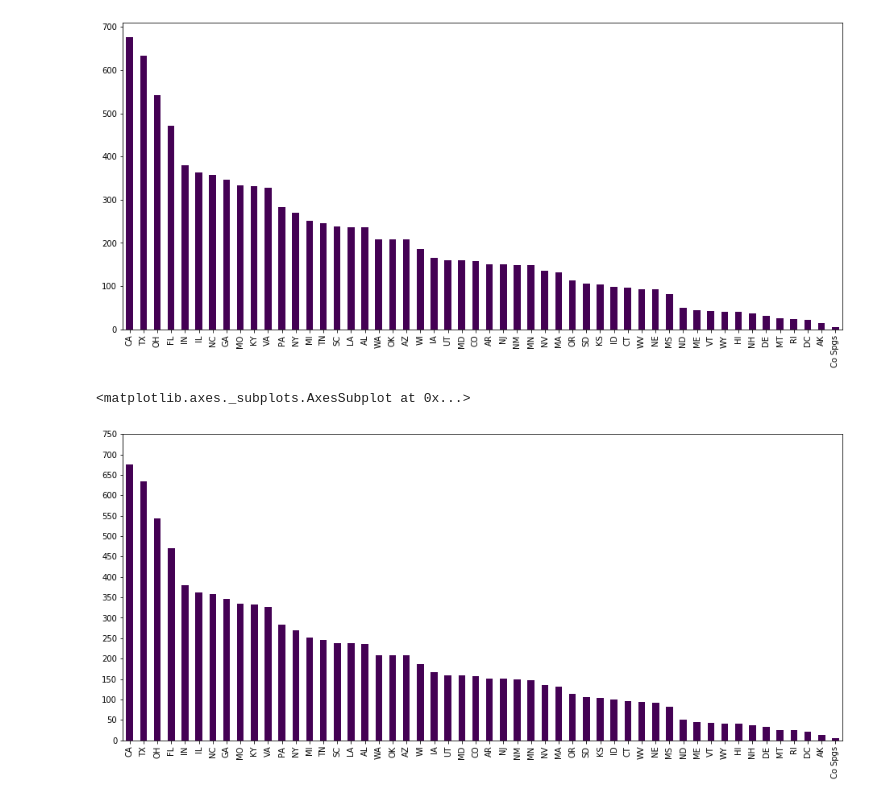
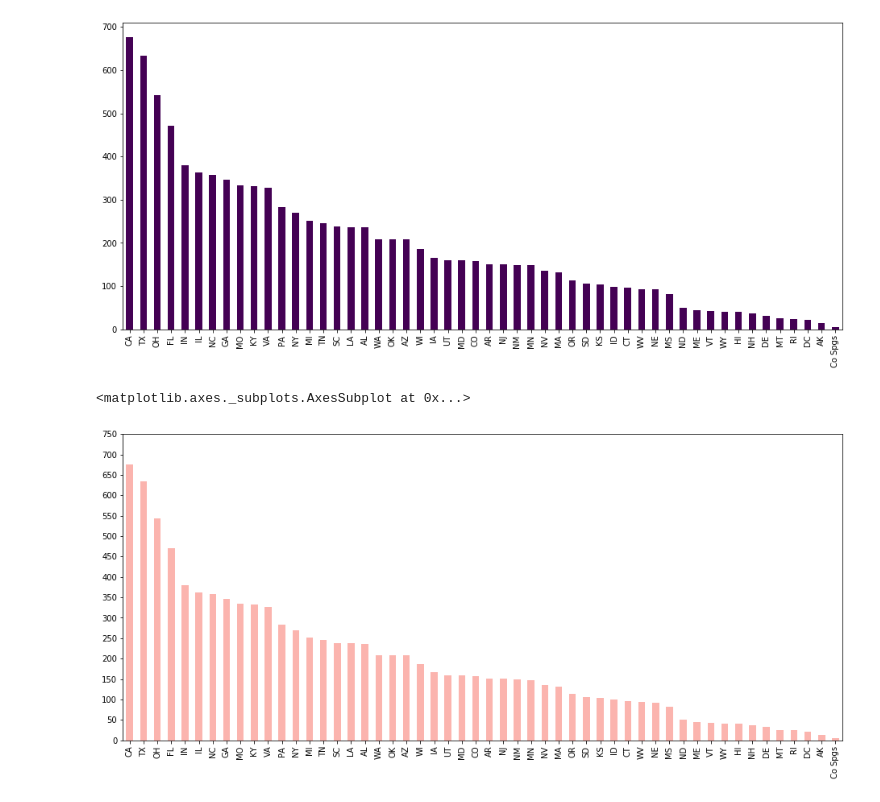
Before and after one commit to emailsri23/DS_Project_Repository, a Jupyter notebook: eda_proj1.ipynb, the cells around one changed output. Cells and saved outputs as stored; diff of their text form; code cells hidden in the pictures.

```diff
--- a/eda_proj1.ipynb
+++ b/eda_proj1.ipynb
@@ -108,7 +108,7 @@ df2['province'].value_counts().plot.bar(figsize=(16,7), colormap='viridis')
 <matplotlib.axes._subplots.AxesSubplot at 0x...>
 [figure]
 # %%
-df2['province'].value_counts().plot.bar(figsize=(16,7), colormap='viridis', yticks=np.arange(0,800,50))
+df2['province'].value_counts().plot.bar(figsize=(16,7), colormap='Pastel1', yticks=np.arange(0,800,50))
 # %% [output]
 <matplotlib.axes._subplots.AxesSubplot at 0x...>
-[figure, old version]
+[figure, new version]
```
Also changed, not shown: parts of 7 cells of this notebook.
